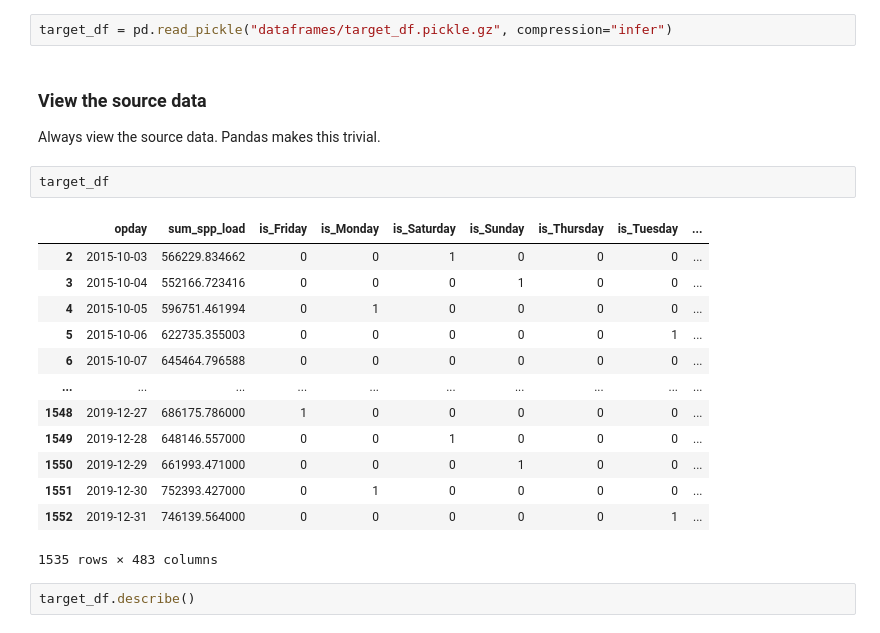
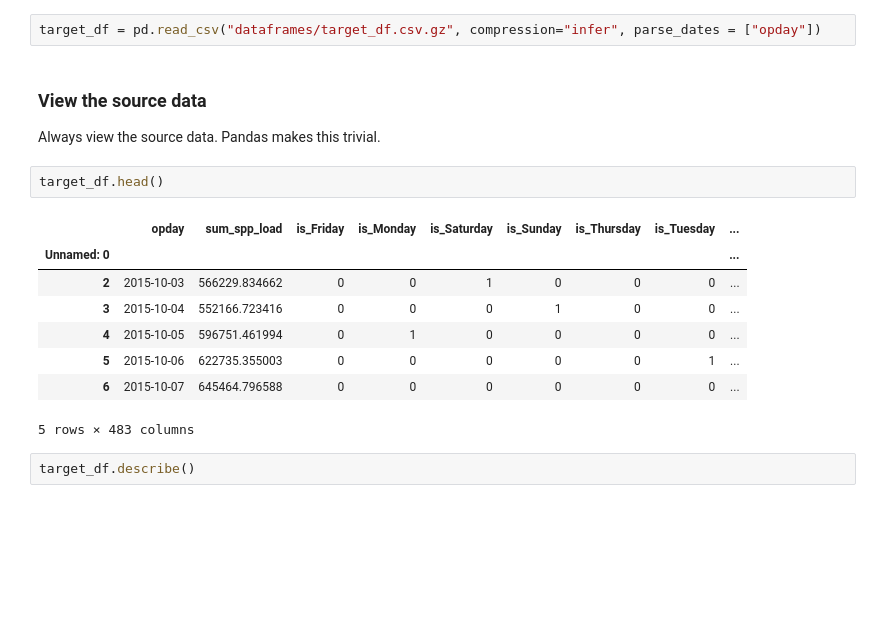
Before and after one commit to k5dru/CPSC_5383, a Jupyter notebook: 06_keras.ipynb, the cells around one changed output. Saved outputs shown, nothing was run; the diff lists cells and outputs as text; blank space fills up the shorter version.

```diff
--- a/06_keras.ipynb
+++ b/06_keras.ipynb
@@ -22,25 +22,20 @@ from sklearn.pipeline import Pipeline
 # %%
-target_df = pd.read_pickle("dataframes/target_df.pickle.gz", compression="infer")
+target_df = pd.read_csv("dataframes/target_df.csv.gz", compression="infer", parse_dates = ["opday"])
 # %% [markdown]
 ### View the source data
 
 Always view the source data.  Pandas makes this trivial.
 # %%
-target_df
+target_df.head()
 # %% [output]
 |  | opday | sum_spp_load | is_Friday | is_Monday | is_Saturday | is_Sunday | is_Thursday | is_Tuesday | ... |
+| Unnamed: 0 |  |  |  |  |  |  |  |  | ... |
 | 2 | 2015-10-03 | 566229.834662 | 0 | 0 | 1 | 0 | 0 | 0 | ... |
 | 3 | 2015-10-04 | 552166.723416 | 0 | 0 | 0 | 1 | 0 | 0 | ... |
 | 4 | 2015-10-05 | 596751.461994 | 0 | 1 | 0 | 0 | 0 | 0 | ... |
 | 5 | 2015-10-06 | 622735.355003 | 0 | 0 | 0 | 0 | 0 | 1 | ... |
 | 6 | 2015-10-07 | 645464.796588 | 0 | 0 | 0 | 0 | 0 | 0 | ... |
-| ... | ... | ... | ... | ... | ... | ... | ... | ... | ... |
-| 1548 | 2019-12-27 | 686175.786000 | 1 | 0 | 0 | 0 | 0 | 0 | ... |
-| 1549 | 2019-12-28 | 648146.557000 | 0 | 0 | 1 | 0 | 0 | 0 | ... |
-| 1550 | 2019-12-29 | 661993.471000 | 0 | 0 | 0 | 1 | 0 | 0 | ... |
-| 1551 | 2019-12-30 | 752393.427000 | 0 | 1 | 0 | 0 | 0 | 0 | ... |
-| 1552 | 2019-12-31 | 746139.564000 | 0 | 0 | 0 | 0 | 0 | 1 | ... |
-1535 rows × 483 columns
+5 rows × 483 columns
 # %%
 target_df.describe()
 # %% [output]
```
Also changed, not shown: parts of 1 cell of this notebook, 10 other files.
